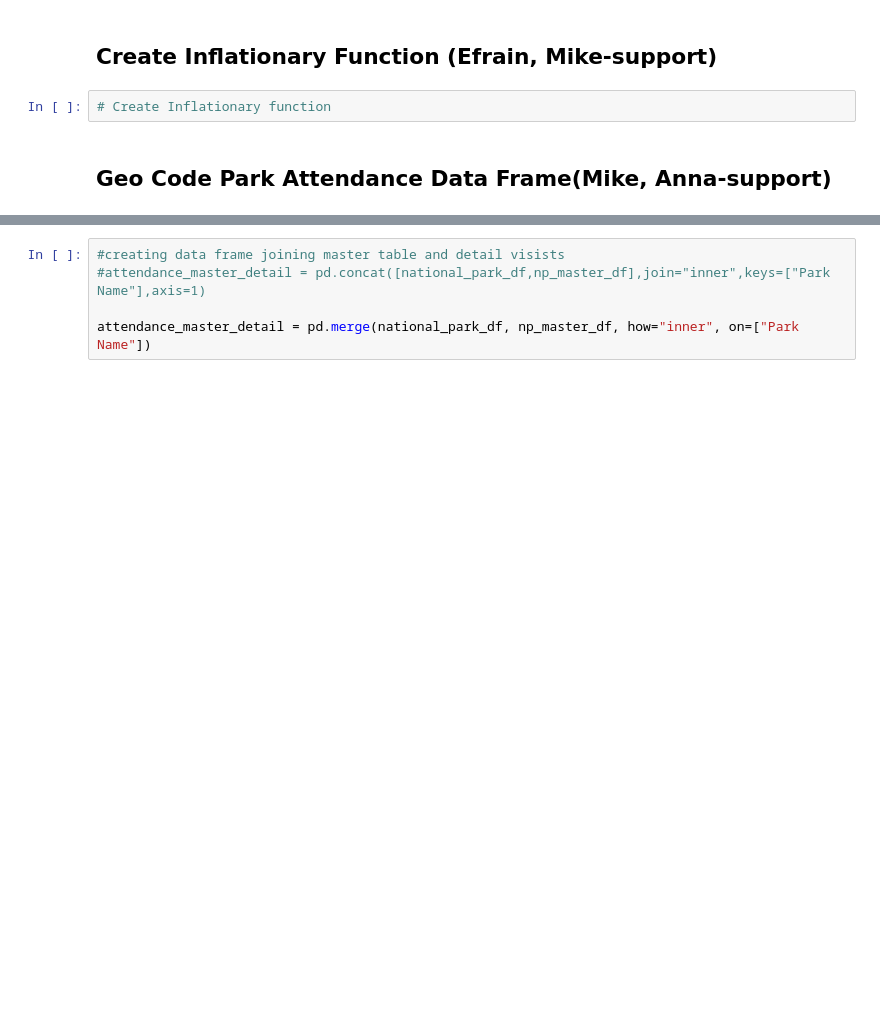
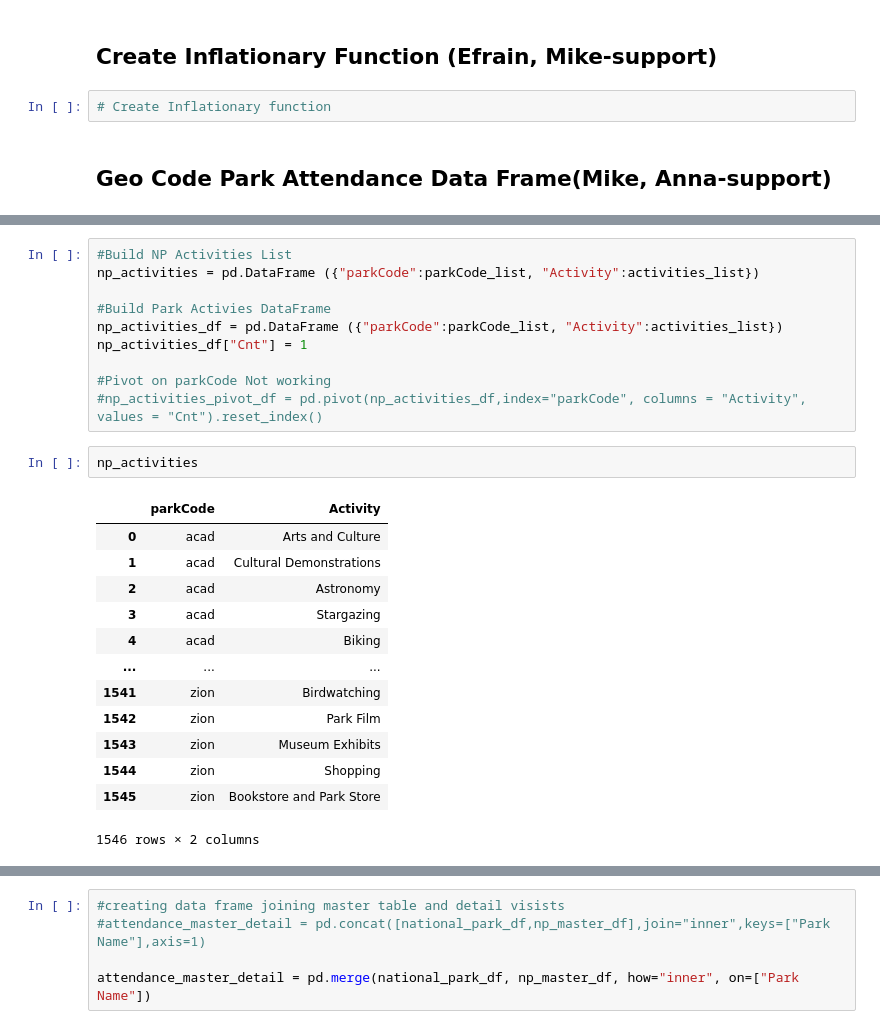
Before and after one commit to mregpala/project-national-park-performance, a Jupyter notebook: NationalParkAnalysis.ipynb, the cells around one changed output, grey strips where cells are left out. Cells and saved outputs as stored; diff of their text form; blank space fills up the shorter version.

```diff
--- a/NationalParkAnalysis.ipynb
+++ b/NationalParkAnalysis.ipynb
@@ -121,0 +141,26 @@ np_master_df
+# %%
+#Build NP Activities List
+np_activities = pd.DataFrame ({"parkCode":parkCode_list, "Activity":activities_list})
+
+#Build Park Activies DataFrame
+np_activities_df = pd.DataFrame ({"parkCode":parkCode_list, "Activity":activities_list})
+np_activities_df["Cnt"] = 1
+
+#Pivot on parkCode Not working
+#np_activities_pivot_df = pd.pivot(np_activities_df,index="parkCode", columns = "Activity", values = "Cnt").reset_index()
+# %%
+np_activities
+# %% [output]
+|  | parkCode | Activity |
+| 0 | acad | Arts and Culture |
+| 1 | acad | Cultural Demonstrations |
+| 2 | acad | Astronomy |
+| 3 | acad | Stargazing |
+| 4 | acad | Biking |
+| ... | ... | ... |
+| 1541 | zion | Birdwatching |
+| 1542 | zion | Park Film |
+| 1543 | zion | Museum Exhibits |
+| 1544 | zion | Shopping |
+| 1545 | zion | Bookstore and Park Store |
+1546 rows × 2 columns
```
Also changed, not shown: parts of 7 cells of this notebook.
